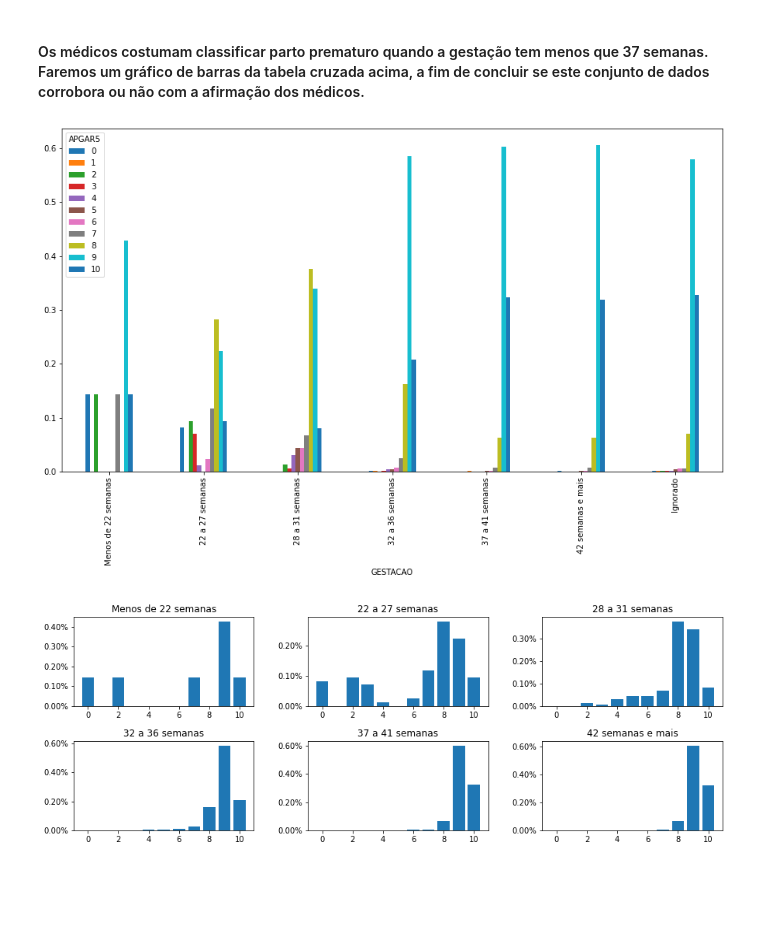
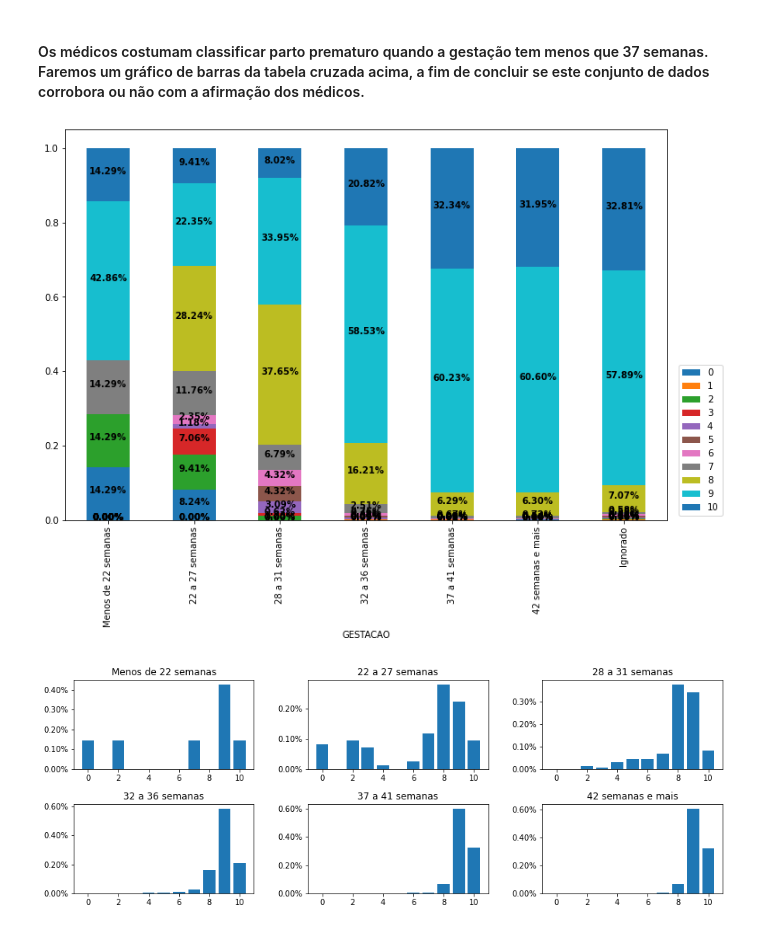
Before and after one commit to luizaires/Analise-SINASC-RO, a Jupyter notebook: Analise_de dados do_SINASC_2019 de Rondônia.ipynb, the cells around one changed output. Saved outputs shown, nothing was run; the diff lists cells and outputs as text; code cells hidden in the pictures; blank space fills up the shorter version.

Commit message:
Change the bar plot the shows the proportion of each APGAR5 values for each gestational age to a stacked column chart

```diff
--- a/Analise_de dados do_SINASC_2019 de Rondônia.ipynb
+++ b/Analise_de dados do_SINASC_2019 de Rondônia.ipynb
@@ -414,9 +414,20 @@ dtype: float64
 # %% [markdown]
 #### Os médicos costumam classificar parto prematuro quando a gestação tem menos que 37 semanas. Faremos um gráfico de barras da tabela cruzada acima, a fim de concluir se este conjunto de dados corrobora ou não com a afirmação dos médicos.
 # %%
-freq_percentual.plot(kind = 'bar', figsize = (15, 8));
+#Plotagem do gráfico de barras empilhadas
+g = freq_percentual.plot(kind = 'bar', stacked = True, figsize = (12, 8))
+
+for bar in g.patches:
+    prop = bar.get_height()
+    plt.text(x = bar.get_x() + bar.get_width()/2,
+             y = bar.get_y() + bar.get_height()/2,
+             s = f'{prop:.2%}',
+             fontweight = 'bold',
+             ha = 'center')
+
+plt.legend(loc = 'lower right', bbox_to_anchor = (1.1, 0));
 # %% [output]
-[figure, old version]
+[figure, new version]
 # %%
 #Gráficos-Distribuição percentual dos valores de APGAR5 para categorias de gestação
 
```
Also changed, not shown: parts of 2 cells of this notebook.
